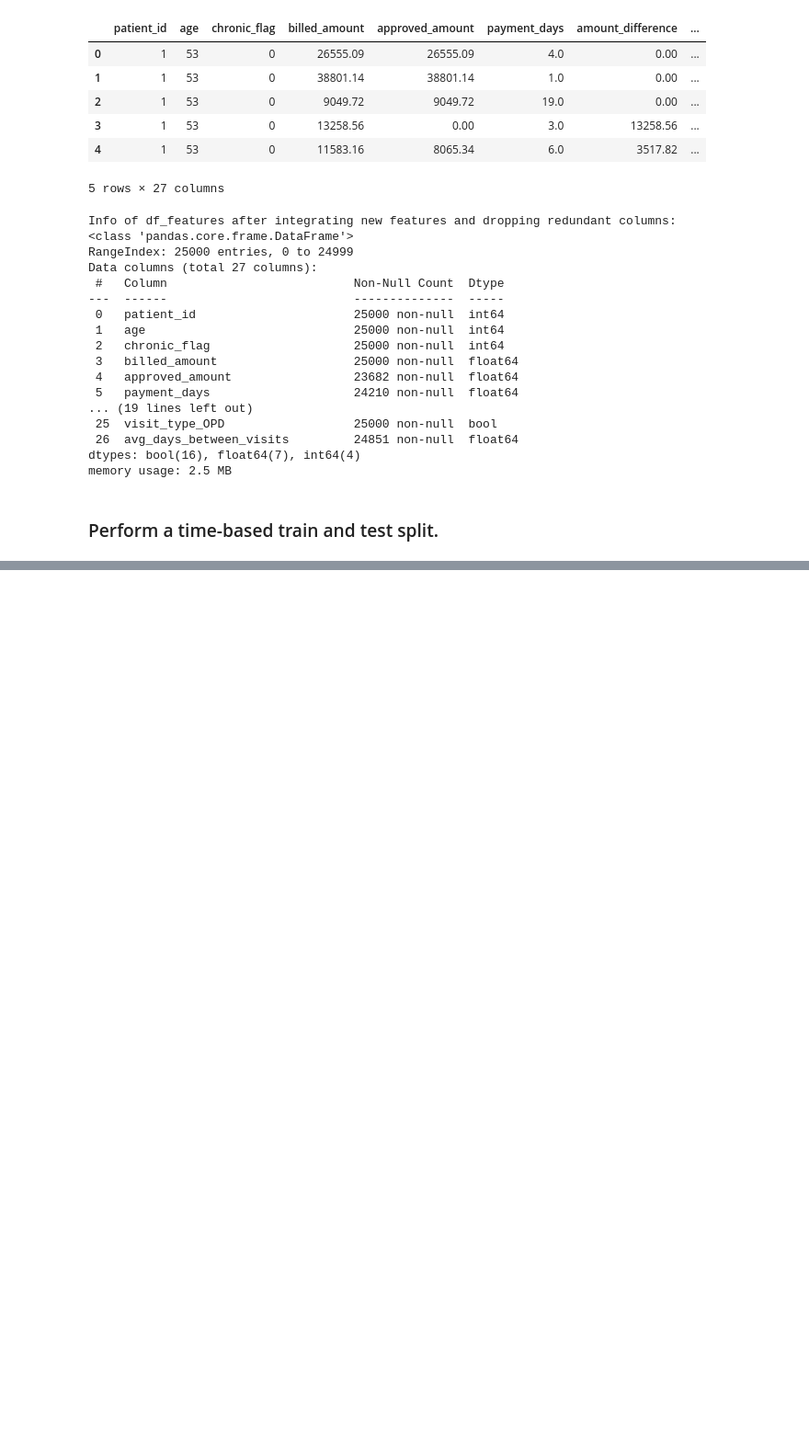
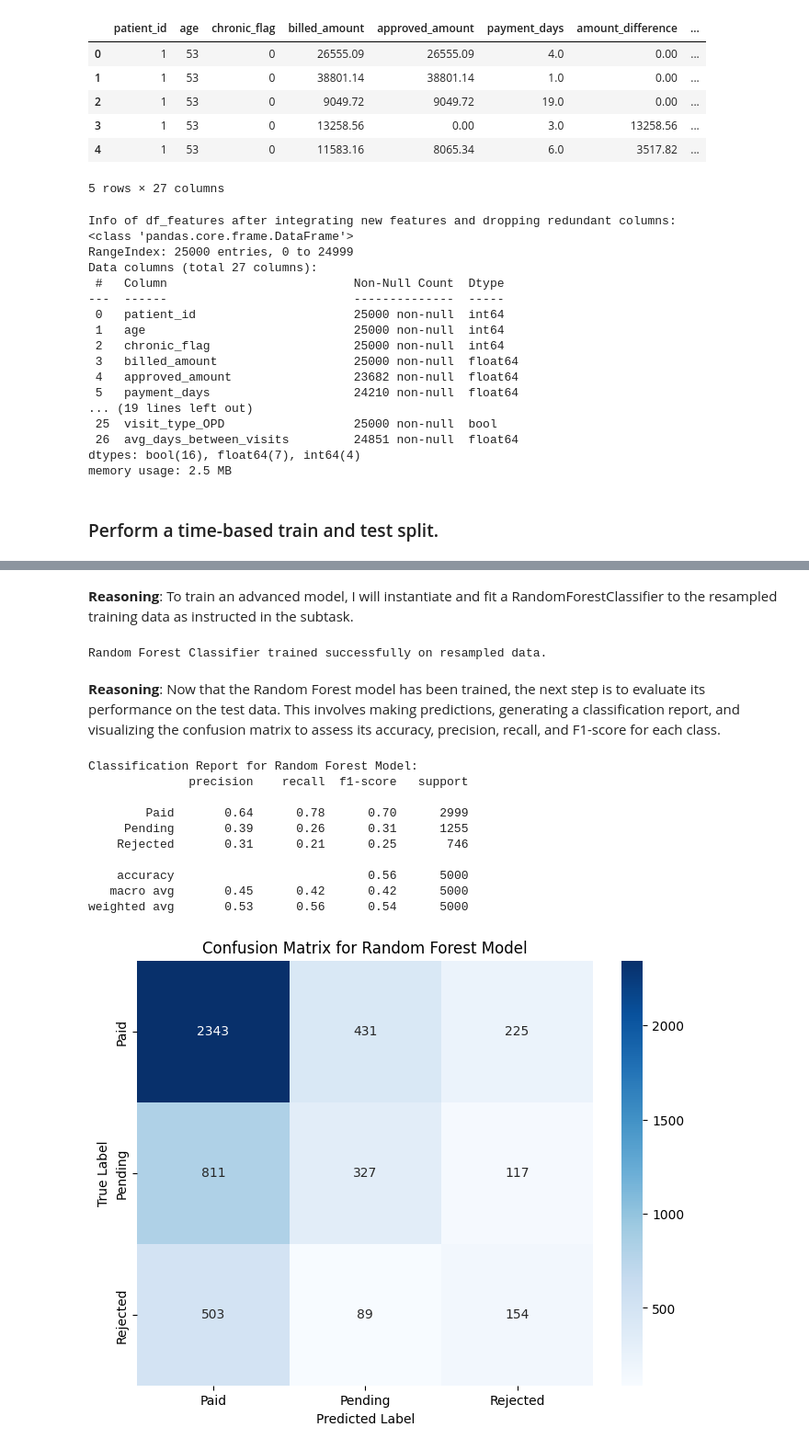
Before and after one commit to rahilkhan-acadmic/APAIML-GradedMiniProject, a Jupyter notebook: capstone/03_claim_model.ipynb, the cells around one changed output, grey strips where cells are left out. Shown at 92% size. Cells and saved outputs as stored; diff of their text form; code cells hidden in the pictures; blank space fills up the shorter version.

```diff
--- a/capstone/03_claim_model.ipynb
+++ b/capstone/03_claim_model.ipynb
@@ -473,0 +754,53 @@ train_X,test_x, train_y, test_y = train_test_split(df_features, df_target, test_
+# %% [markdown]
+**Reasoning**:
+To train an advanced model, I will instantiate and fit a RandomForestClassifier to the resampled training data as instructed in the subtask.
+# %%
+from sklearn.ensemble import RandomForestClassifier
+
+# Instantiate a RandomForestClassifier object
+rf_model = RandomForestClassifier(n_estimators=100, random_state=42)
+
+# Fit the Random Forest model to the resampled training data
+rf_model.fit(X_resampled, y_resampled)
+
+print("Random Forest Classifier trained successfully on resampled data.")
+# %% [output]
+Random Forest Classifier trained successfully on resampled data.
+# %% [markdown]
+**Reasoning**:
+Now that the Random Forest model has been trained, the next step is to evaluate its performance on the test data. This involves making predictions, generating a classification report, and visualizing the confusion matrix to assess its accuracy, precision, recall, and F1-score for each class.
+# %%
+from sklearn.metrics import classification_report, confusion_matrix
+import seaborn as sns
+import matplotlib.pyplot as plt
+
+# Make predictions on the test data using the trained Random Forest model
+y_pred_rf = rf_model.predict(test_x)
+
+# Generate a classification report
+print("\nClassification Report for Random Forest Model:")
+print(classification_report(test_y['claim_status_encoded'], y_pred_rf, target_names=le.classes_))
+
+# Create a confusion matrix
+cm_rf = confusion_matrix(test_y['claim_status_encoded'], y_pred_rf)
+
+# Display the confusion matrix using a heatmap
+plt.figure(figsize=(8, 6))
+sns.heatmap(cm_rf, annot=True, fmt='d', cmap='Blues',
+            xticklabels=le.classes_, yticklabels=le.classes_)
+plt.xlabel('Predicted Label')
+plt.ylabel('True Label')
+plt.title('Confusion Matrix for Random Forest Model')
+plt.show()
+# %% [output]
+Classification Report for Random Forest Model:
+              precision    recall  f1-score   support
+
+        Paid       0.64      0.78      0.70      2999
+     Pending       0.39      0.26      0.31      1255
+    Rejected       0.31      0.21      0.25       746
+
+    accuracy                           0.56      5000
+   macro avg       0.45      0.42      0.42      5000
+weighted avg       0.53      0.56      0.54      5000
+[figure, added]
```
Also changed, not shown: parts of 28 cells of this notebook.
